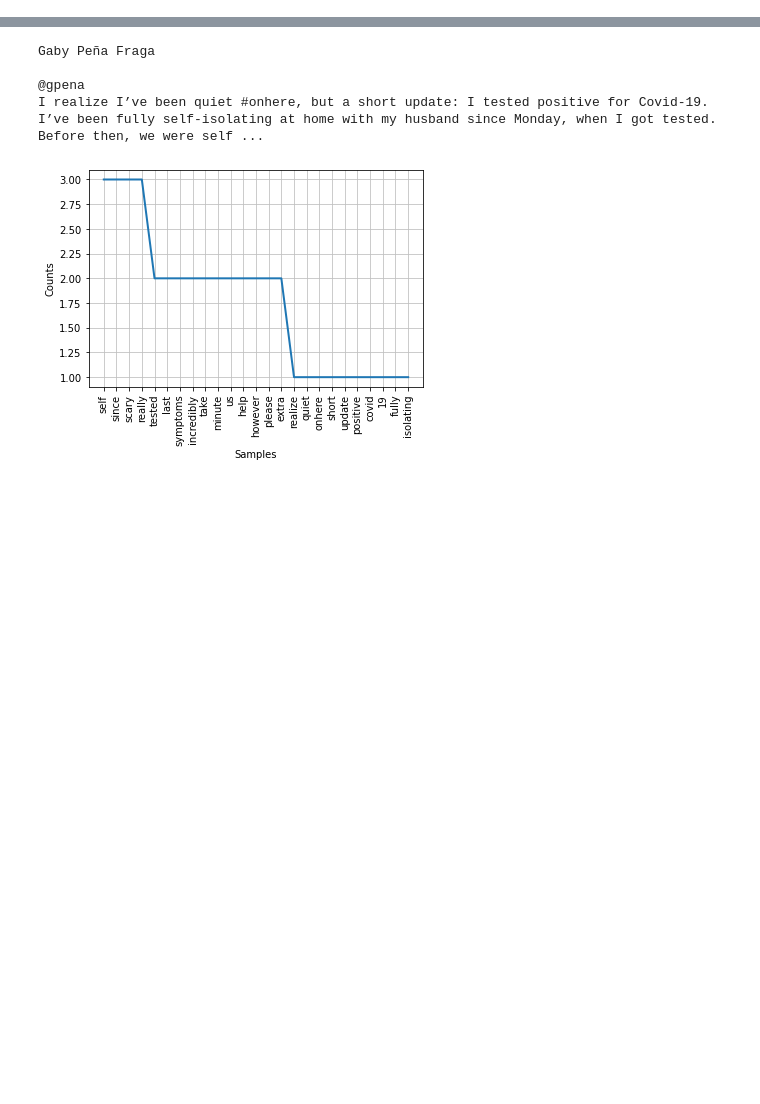
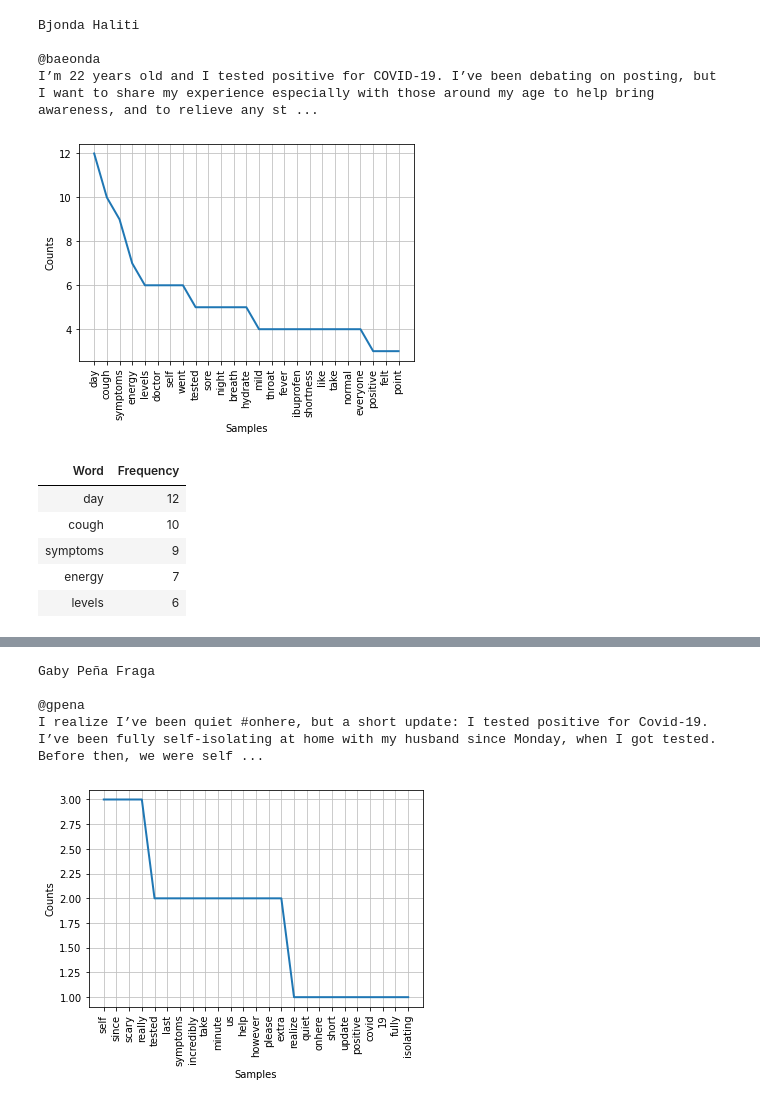
Before and after one commit to adg29/jupyter-sandbox, a Jupyter notebook: Word_frequencies_in_threadreaderapp_twitter_threads.ipynb, the cells around one changed output, grey strips where cells are left out. Cells and saved outputs as stored; diff of their text form; code cells hidden in the pictures; blank space fills up the shorter version.

```diff
--- a/Word_frequencies_in_threadreaderapp_twitter_threads.ipynb
+++ b/Word_frequencies_in_threadreaderapp_twitter_threads.ipynb
@@ -87,3 +84,17 @@ def plot_word_freq(url):
 
     display(styled)
     # display(table.style.background_gradient(subset=['Frequency'], cmap = 'YlGnBu'))
+# %%
+plot_word_freq("https://threadreaderapp.com/thread/1240324132723544070.html")
+# %% [output]
+Bjonda Haliti
+
+@baeonda
+I’m 22 years old and I tested positive for COVID-19. I’ve been debating on posting, but I want to share my experience especially with those around my age to help bring awareness, and to relieve any st ...
+[figure, added]
+| Word | Frequency |
+| day | 12 |
+| cough | 10 |
+| symptoms | 9 |
+| energy | 7 |
+| levels | 6 |
```
Also changed, not shown: parts of 4 cells of this notebook.
